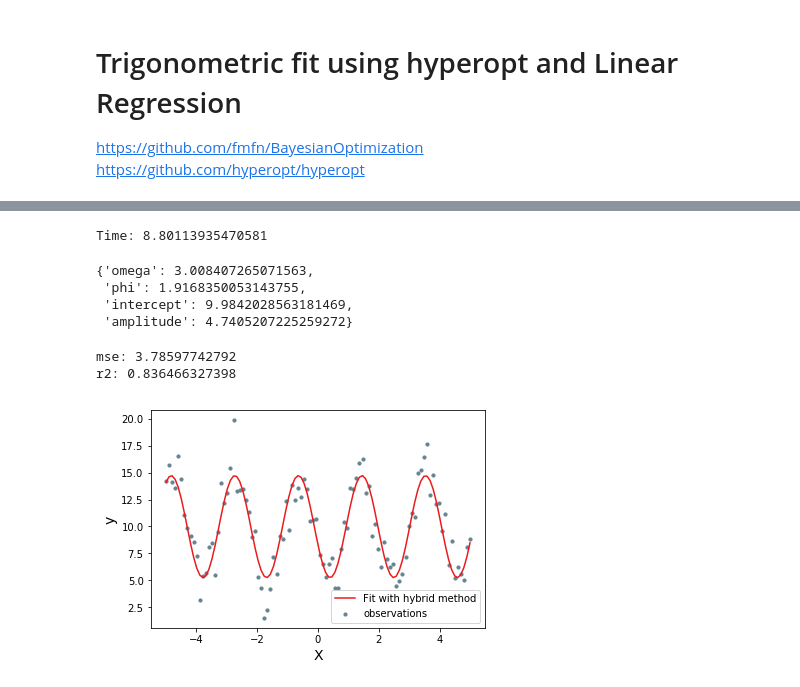
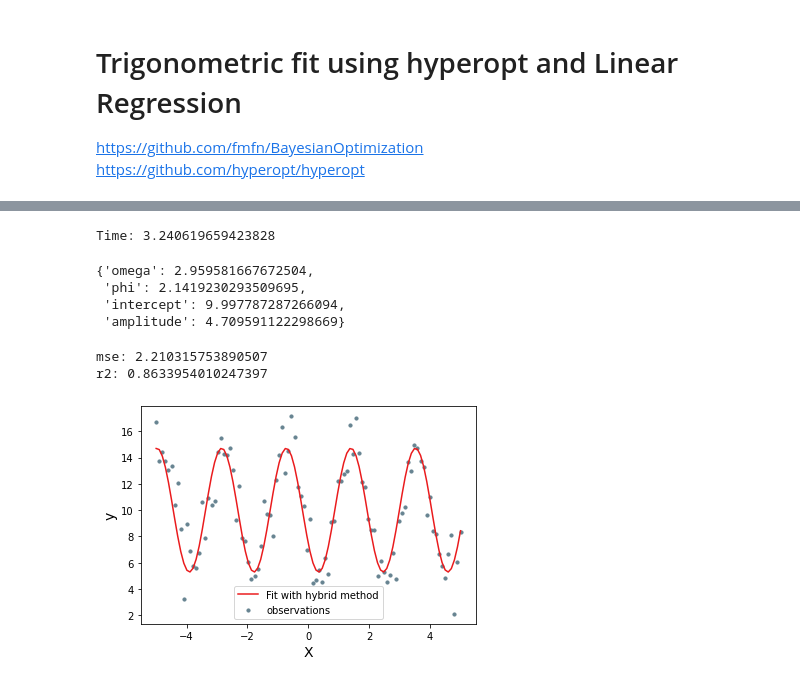
Before and after one commit to Harmonic-Oscillator-hyBrid-fIT/HOBIT, a Jupyter notebook: notebooks/hybrid_method_Cos.ipynb, the cells around one changed output, grey strips where cells are left out. Saved outputs shown, nothing was run; the diff lists cells and outputs as text; code cells hidden in the pictures.

Commit message:
Addition of images/ and test of kwargs

```diff
--- a/notebooks/hybrid_method_Cos.ipynb
+++ b/notebooks/hybrid_method_Cos.ipynb
@@ -33,18 +35,18 @@ X_train, X_test, y_train, y_test = train_test_split(x_data, y_data, test_size=0.
 trig_reg = RegressionForTrigonometric()
 
 start = time.time()
-trig_reg.fit_cos(X_train, y_train, max_evals=500);
+trig_reg.fit_cos(X_train, y_train, max_evals=500, rstate= np.random.RandomState(seed));
 end = time.time()
 print('Time:', end - start)
 # %% [output]
-Time: 8.80113935470581
+Time: 3.240619659423828
 # %%
 trig_reg.best_parameters
 # %% [output]
-{'omega': 3.008407265071563,
- 'phi': 1.9168350053143755,
- 'intercept': 9.9842028563181469,
- 'amplitude': 4.7405207225259272}
+{'omega': 2.959581667672504,
+ 'phi': 2.1419230293509695,
+ 'intercept': 9.997787287266094,
+ 'amplitude': 4.709591122298669}
 # %%
 # Test data
 from sklearn.metrics import mean_squared_error, r2_score
@@ -56,20 +58,22 @@ r2 = r2_score(y_test,ypred)
 print('mse:', rmse)
 print('r2:',r2)
 # %% [output]
-mse: 3.78597742792
-r2: 0.836466327398
+mse: 2.210315753890507
+r2: 0.8633954010247397
 # %%
 # Apply model to all data
 y = trig_reg.predict(x_data)
 
 # plot
 fig, ax = plt.subplots()
 ax.scatter(x_data, y_data, label='observations', color='#678491', s=10)
-ax.plot(x_data, y, label='Fit with hybrid method', color '#EA1B1D')
+ax.plot(x_data, y, label='Fit with hybrid method', color= '#EA1B1D')
 ax.set_ylabel('y', fontsize=14)
 ax.set_xlabel('X', fontsize=14)
 plt.legend(loc='best')
 #ax.set_title('Fit using Hybrid method', fontsize= 14)
-plt.savefig('images/Hybrid.png', bbox_inches="tight")
+if os.path.isdir( os.path.join('..', 'images') ) is False:
+    os.makedirs(os.path.join('..', 'images') )
+plt.savefig('../images/Hybrid.png', bbox_inches="tight")
 # %% [output]
-[figure, old version]
+[figure, new version]
```
Also changed, not shown: parts of 2 cells of this notebook, 8 other files.
